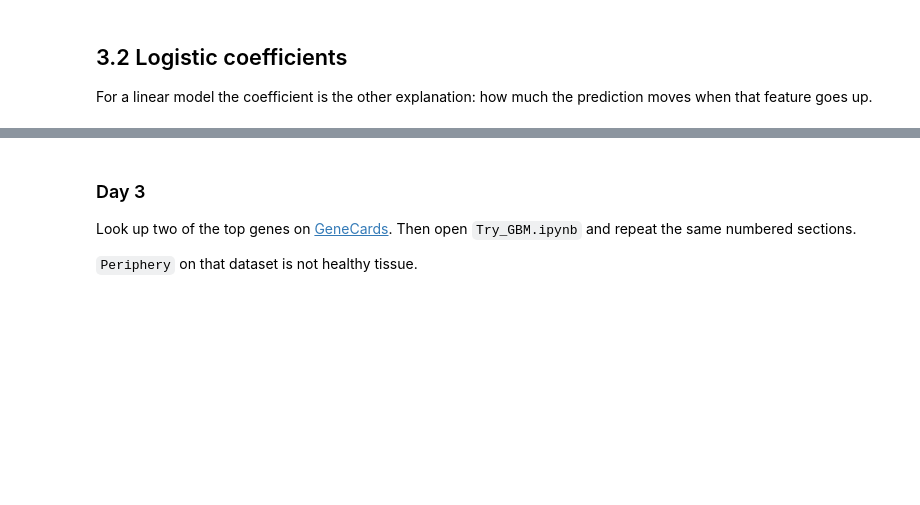
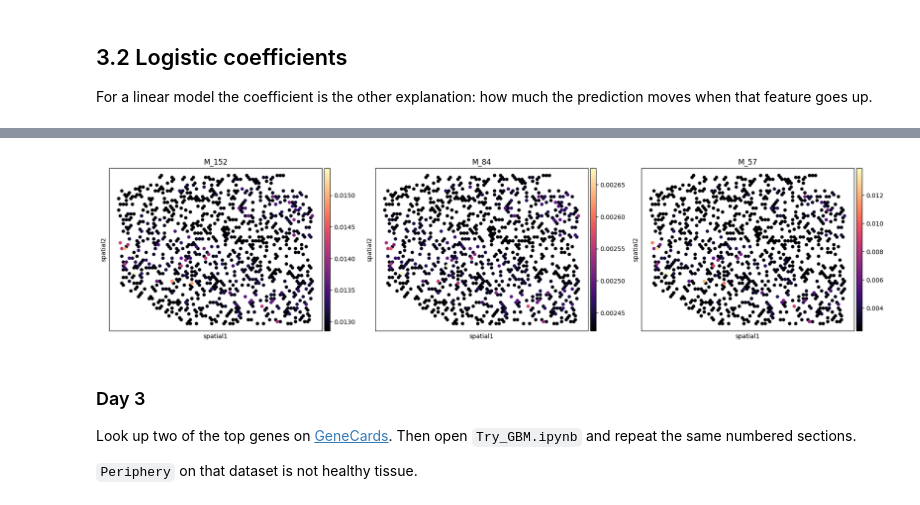
Before and after one commit to Kaveh8/Workshop_Net4Brain, a Jupyter notebook: Demo_DLPFC.ipynb, the cells around one changed output, grey strips where cells are left out. Cells and saved outputs as stored; diff of their text form; code cells hidden in the pictures; blank space fills up the shorter version.

```diff
--- a/Demo_DLPFC.ipynb
+++ b/Demo_DLPFC.ipynb
@@ -411,3 +482,12 @@ Name: |coefficient|, dtype: float64
+# %%
+test_adata_flux = adata_flux[test]
+sec = test_adata_flux.obs["sample_id"].value_counts().index[0]
+sub = test_adata_flux[test_adata_flux.obs["sample_id"] == sec]
+# %%
+marker_reactions = ["M_152", "M_84", "M_57"]
+sc.pl.embedding(sub, basis="spatial", color=marker_reactions, cmap="magma")
+# %% [output]
+[figure, added]
 # %% [markdown]
 ### Day 3
 
```
Also changed, not shown: parts of 18 cells of this notebook, 3 other files.
